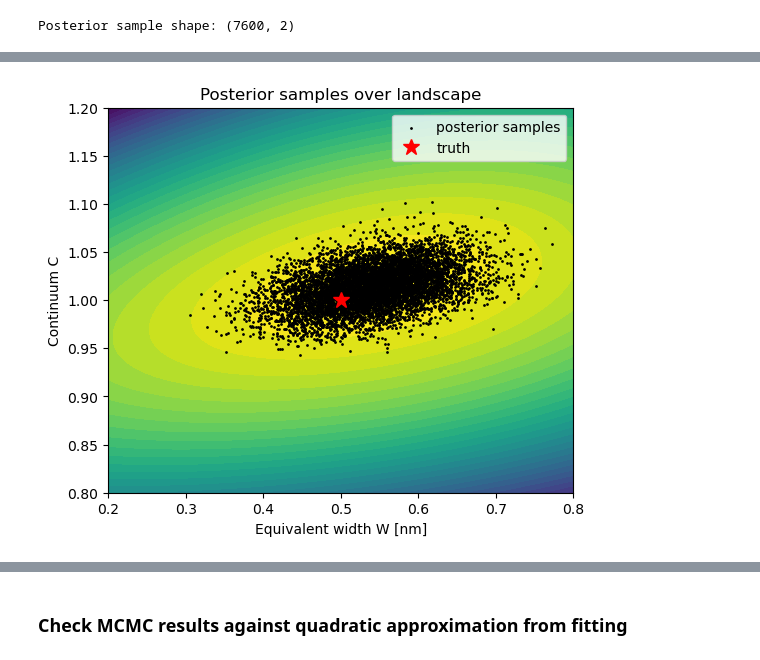
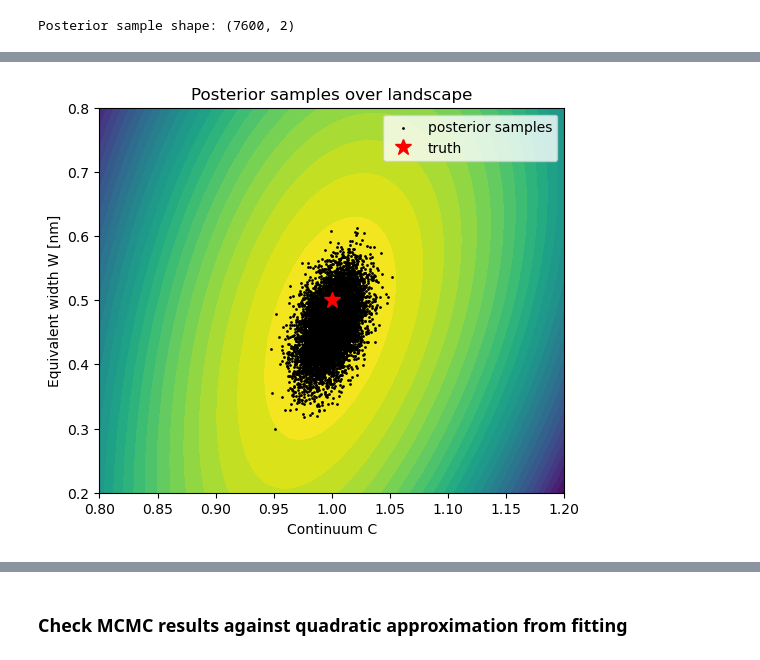
Before and after one commit to RozanskiT/gasp_skillshare, a Jupyter notebook: sampling_vs_optimizing.ipynb, the cells around one changed output, grey strips where cells are left out. Saved outputs shown, nothing was run; the diff lists cells and outputs as text; code cells hidden in the pictures.

```diff
--- a/sampling_vs_optimizing.ipynb
+++ b/sampling_vs_optimizing.ipynb
@@ -171,0 +158,10 @@ Covariance matrix:
+# %%
+# --- Optimisation ---------------------------------------------------------------
+theta0 = [1.0, 0.6] # C, W
+
+opt = minimize(lambda t: -log_posterior(t), theta0)
+C_opt, W_opt  = opt.x
+cov_opt      = opt.hess_inv.todense() if hasattr(opt.hess_inv, "todense") else opt.hess_inv
+cov_opt      = np.asarray(cov_opt)      # 2×2 covariance from quadratic fit
+print("Covariance matrix:")
+print(cov_opt)
@@ -207,21 +206,10 @@ plt.show()
 # %%
-# --- MCMC sampling --------------------------------------------------------------
-def log_prior(theta):
-    C, W = theta
-    if 0.5 < C < 1.5 and 0 < W < 1:
-        return 0.0
-    return -np.inf
+ndim, nwalkers = 2, 20
+p0 = opt.x + 1e-3 * np.random.randn(nwalkers, ndim)
 
-def log_prob(theta):
-    lp = log_prior(theta)
-    if not np.isfinite(lp):
-        return -np.inf
-    return lp + log_likelihood(*theta)
+p0  += np.array([0.3, 0.3]) # a little kick to show the burn-in phase
 
-ndim, nwalkers = 2, 20
-p0 = opt.x + 1e-3 * np.random.randn(nwalkers, ndim) + np.array([0.3, 0.3]) # a little kick to show the burn-in phase
-
-sampler = emcee.EnsembleSampler(nwalkers, ndim, log_prob)
+sampler = emcee.EnsembleSampler(nwalkers, ndim, log_posterior)
 sampler.run_mcmc(p0, 4000, progress=True)
 samples = sampler.get_chain()
 flat = sampler.get_chain(discard=200, thin=10, flat=True)
@@ -245,13 +233,13 @@ plt.show()
 # %%
 # --- Samples on posterior --------------------------------------------------------
 plt.figure(figsize=(6,5))
-cs = plt.contourf(W_grid, C_grid, logpost, levels=30, cmap='viridis')
-plt.scatter(flat[:,1], flat[:,0], s=1, c='k', alpha=1.0, label='posterior samples')
-plt.plot(W_true, C_true, 'r*', ms=12, label='truth')
-plt.xlabel('Equivalent width W [nm]')
-plt.ylabel('Continuum C')
+cs = plt.contourf(C_grid, W_grid, logpost, levels=30, cmap='viridis')
+plt.scatter(flat[:,0], flat[:,1], s=1, c='k', alpha=1.0, label='posterior samples')
+plt.plot(C_true, W_true, 'r*', ms=12, label='truth')
+plt.ylabel('Equivalent width W [nm]')
+plt.xlabel('Continuum C')
 plt.title('Posterior samples over landscape')
 plt.legend()
 plt.show()
 # %% [output]
-[figure, old version]
+[figure, new version]
```
Also changed, not shown: parts of 16 cells of this notebook, 2 other files.
